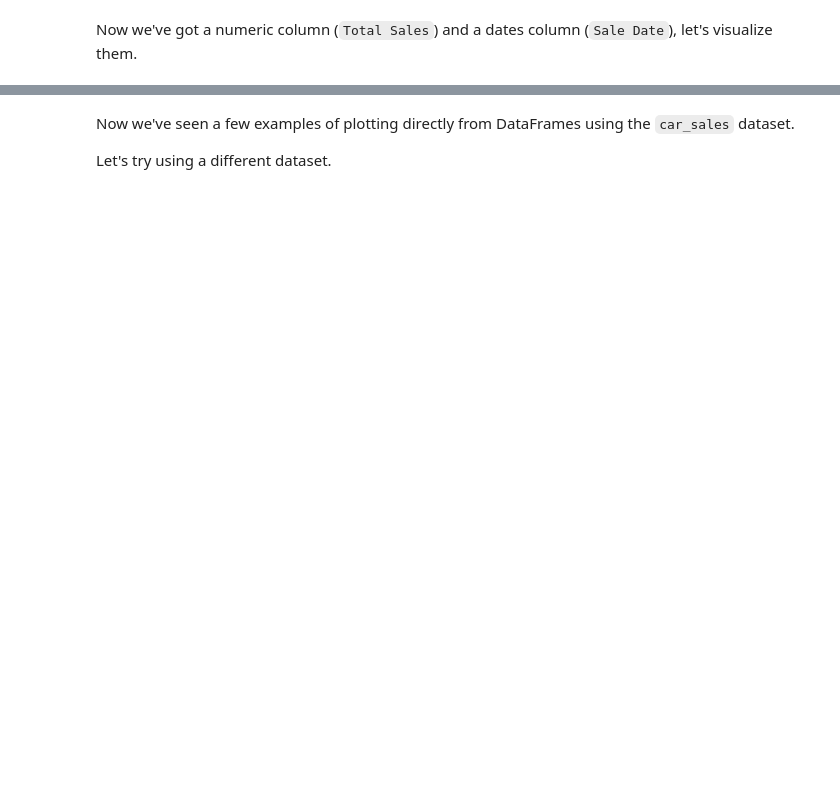
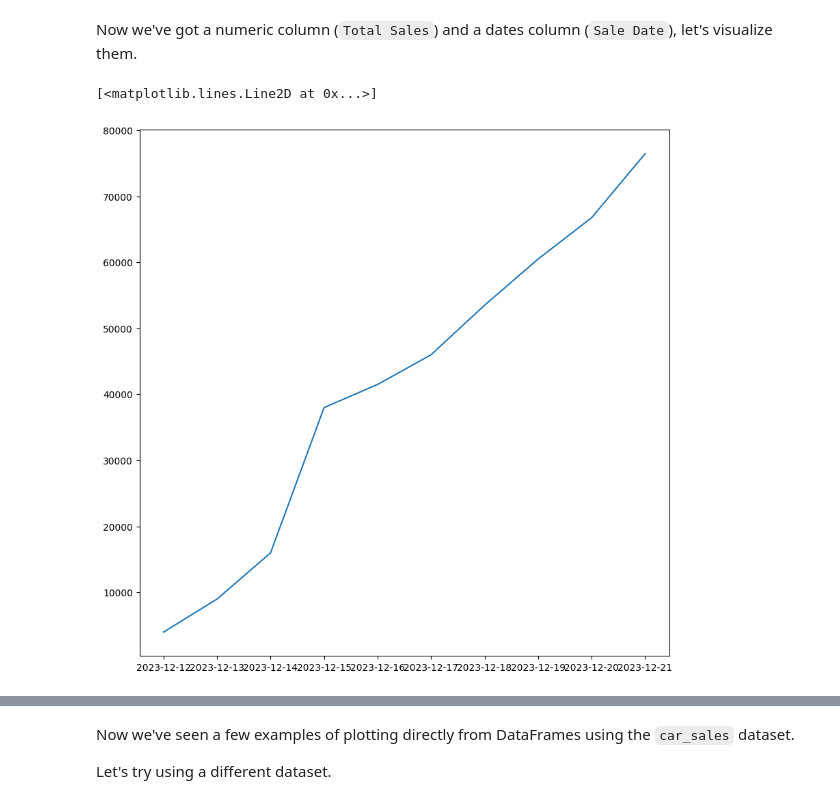
Before and after one commit to akram-elgh/Machine_learning_course, a Jupyter notebook: matplotlib/matplotlib-exercises.ipynb, the cells around one changed output, grey strips where cells are left out. Drawn from its saved outputs; the diff is of its cells as text; code cells hidden in the pictures; blank space fills up the shorter version.

Commit message:
Completing the matplotlib exercise

```diff
--- a/matplotlib/matplotlib-exercises.ipynb
+++ b/matplotlib/matplotlib-exercises.ipynb
@@ -218,3 +221,5 @@ In the process of turning it to numeric data, let's create another column which
 Hint: To add a column up cumulatively, look up the cumsum() function. And to create a column of dates, look up the date_range() function.
 # %%
 # Remove the symbols, the final two numbers from the 'Price' column and convert it to numbers
+car_sales["Price"] = car_sales["Price"].replace("[\,\$\.]", "", regex = True).astype(int) // 100
+car_sales["Price"]
@@ -221,7 +238,8 @@ Hint: To add a column up cumulatively, look up the cumsum() function. And to cre
 # %%
 # Add a column called 'Total Sales' to car_sales which cumulatively adds the 'Price' column
 
-
+car_sales["Total Sales"] = car_sales["Price"].cumsum()
 # Add a column called 'Sale Date' which lists a series of successive dates starting from today (your today)
-
+car_sales["Sale Date"] = pd.Series(pd.date_range("12/12/2023", periods = 10))
 # View the car_sales DataFrame
+car_sales
@@ -229,6 +259,12 @@ Hint: To add a column up cumulatively, look up the cumsum() function. And to cre
 Now we've got a numeric column (`Total Sales`) and a dates column (`Sale Date`), let's visualize them.
 # %%
 # Use the plot() function to plot the 'Sale Date' column versus the 'Total Sales' column
+fig, ax = plt.subplots(figsize = (10, 10))
+
+ax.plot(car_sales["Sale Date"], car_sales["Total Sales"])
+# %% [output]
+[<matplotlib.lines.Line2D at 0x...>]
+[figure, added]
 # %%
 # Convert the 'Price' column to the integers
 
```
Also changed, not shown: parts of 26 cells of this notebook, 2 other files.
